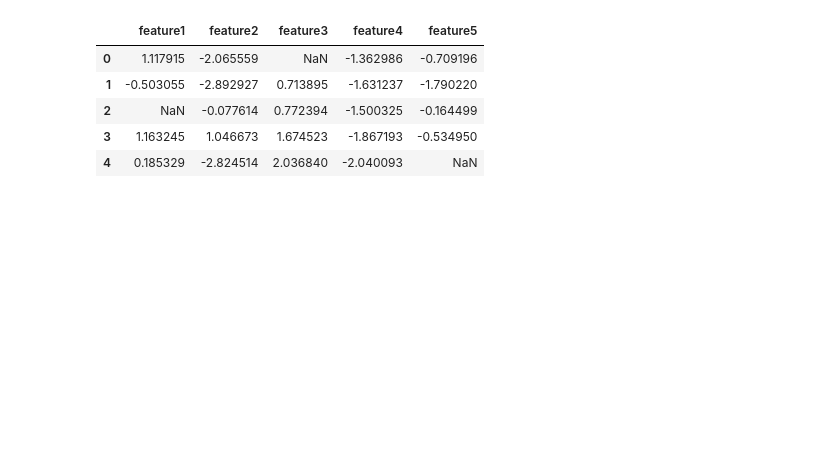
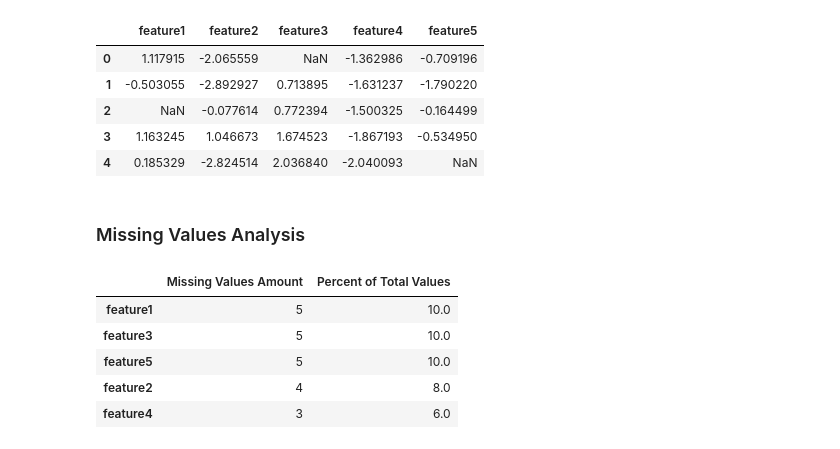
Before and after one commit to HSEDataAnalysis/LAB1_EDA, a Jupyter notebook: main.ipynb, the cells around one changed output. Cells and saved outputs as stored; diff of their text form; code cells hidden in the pictures; blank space fills up the shorter version.

```diff
--- a/main.ipynb
+++ b/main.ipynb
@@ -12,3 +15,35 @@ df.head()
 | 2 | NaN | -0.077614 | 0.772394 | -1.500325 | -0.164499 |
 | 3 | 1.163245 | 1.046673 | 1.674523 | -1.867193 | -0.534950 |
 | 4 | 0.185329 | -2.824514 | 2.036840 | -2.040093 | NaN |
+# %% [markdown]
+###  Missing Values Analysis
+# %%
+def missing_values_table(df):
+    # Total missing values
+    mis_val = df.isnull().sum()
+
+    # Percentage of missing values
+    mis_val_percent = 100 * df.isnull().sum() / len(df)
+
+    # Make a table with the results
+    mis_val_table = pd.concat([mis_val, mis_val_percent], axis=1)
+
+    # Rename the columns
+    mis_val_table_ren_columns = mis_val_table.rename(
+    columns = {0 : 'Missing Values Amount ', 1 : 'Percent of Total Values'})
+
+    # Sort the table by percentage of missing descending
+    mis_val_table_ren_columns = mis_val_table_ren_columns[
+        mis_val_table_ren_columns.iloc[:,1] != 0].sort_values(
+    'Percent of Total Values', ascending=False).round(1)
+
+    return mis_val_table_ren_columns
+# %%
+missing_values_table(df)
+# %% [output]
+|  | Missing Values Amount | Percent of Total Values |
+| feature1 | 5 | 10.0 |
+| feature3 | 5 | 10.0 |
+| feature5 | 5 | 10.0 |
+| feature2 | 4 | 8.0 |
+| feature4 | 3 | 6.0 |
```
Also changed, not shown: parts of 8 cells of this notebook, 1 other file.
